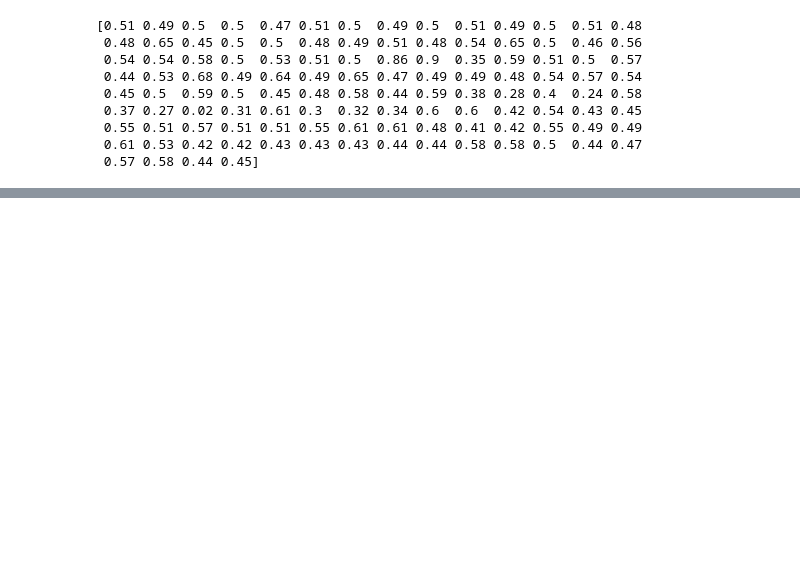
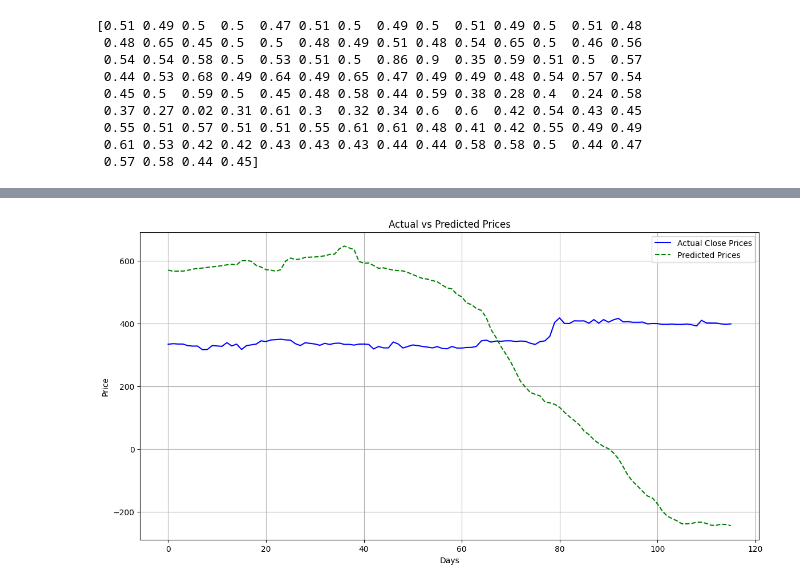
Before and after one commit to sachinprasanna7/Stock-Movement-Prediction-using-Spectrograms-Technical-Indicators-and-News, a Jupyter notebook: newsandtechnical.ipynb, the cells around one changed output, grey strips where cells are left out. Saved outputs shown, nothing was run; the diff lists cells and outputs as text; code cells hidden in the pictures; blank space fills up the shorter version.

```diff
--- a/newsandtechnical.ipynb
+++ b/newsandtechnical.ipynb
@@ -540,0 +618,12 @@ print(y_test)
+# %%
+plt.figure(figsize=(14, 7))
+plt.plot(close_prices, label='Actual Close Prices', color='blue', linestyle='-')
+plt.plot(predicted_prices, label='Predicted Prices', color='green', linestyle='--')
+plt.title('Actual vs Predicted Prices')
+plt.xlabel('Days')
+plt.ylabel('Price')
+plt.legend()
+plt.grid(True)
+plt.show()
+# %% [output]
+[figure, added]
```
Also changed, not shown: parts of 14 cells of this notebook.
